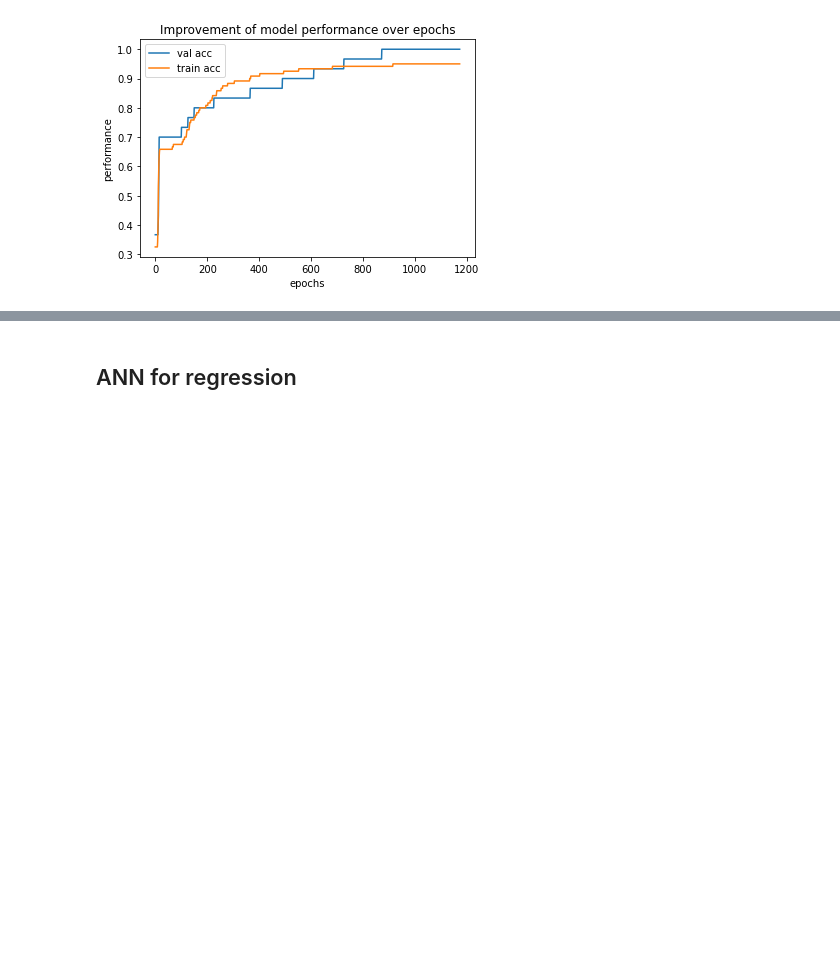
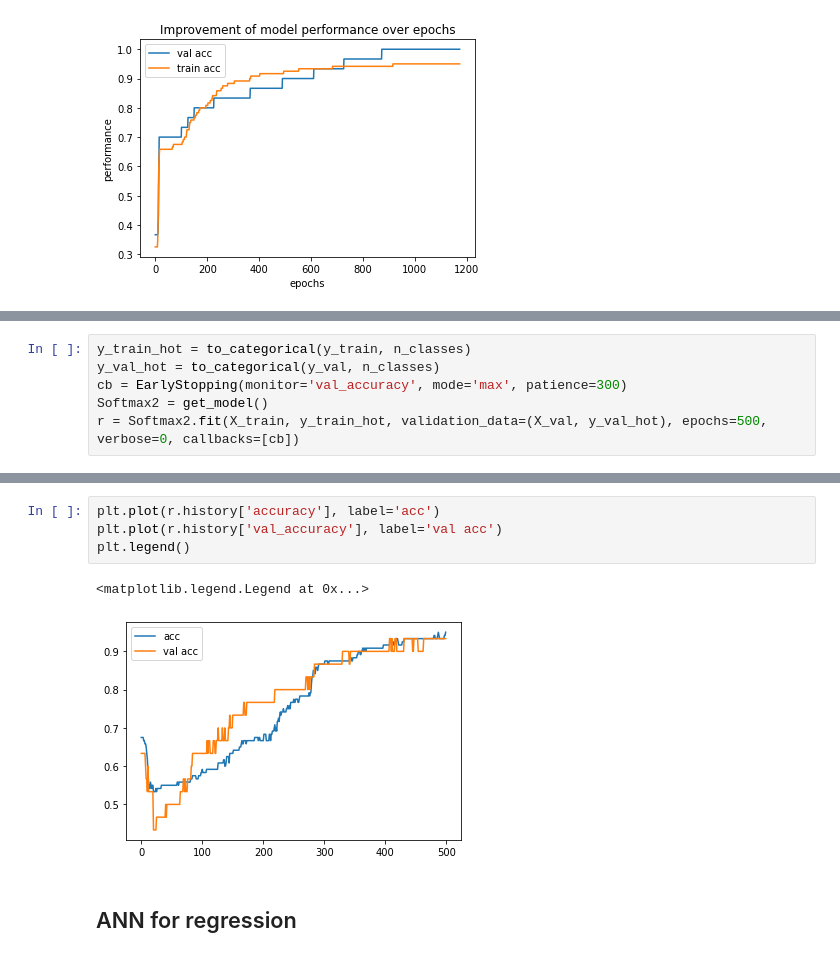
Before and after one commit to WelfLowe/ML4developers, a Jupyter notebook: 6_Neural_Networks.ipynb, the cells around one changed output, grey strips where cells are left out. Saved outputs shown, nothing was run; the diff lists cells and outputs as text; blank space fills up the shorter version.

```diff
--- a/6_Neural_Networks.ipynb
+++ b/6_Neural_Networks.ipynb
@@ -212,0 +258,6 @@ Validation accuracy 1.0
+# %%
+y_train_hot = to_categorical(y_train, n_classes)
+y_val_hot = to_categorical(y_val, n_classes)
+cb = EarlyStopping(monitor='val_accuracy', mode='max', patience=300)
+Softmax2 = get_model()
+r = Softmax2.fit(X_train, y_train_hot, validation_data=(X_val, y_val_hot), epochs=500, verbose=0, callbacks=[cb])
@@ -213,3 +276,10 @@ Validation accuracy 1.0
+# %%
+plt.plot(r.history['accuracy'], label='acc')
+plt.plot(r.history['val_accuracy'], label='val acc')
+plt.legend()
+# %% [output]
+<matplotlib.legend.Legend at 0x...>
+[figure, added]
 # %% [markdown]
 ## ANN for regression
 # %% [markdown]
```
Also changed, not shown: parts of 8 cells of this notebook.
